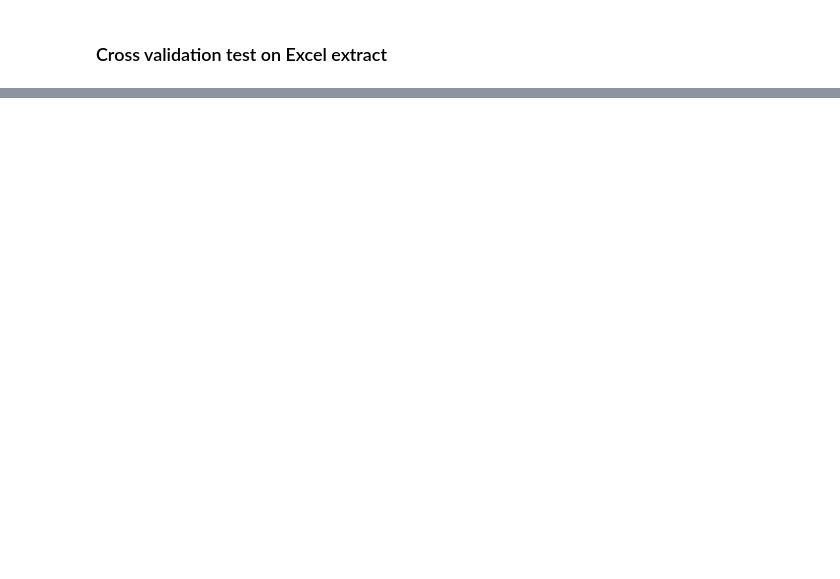
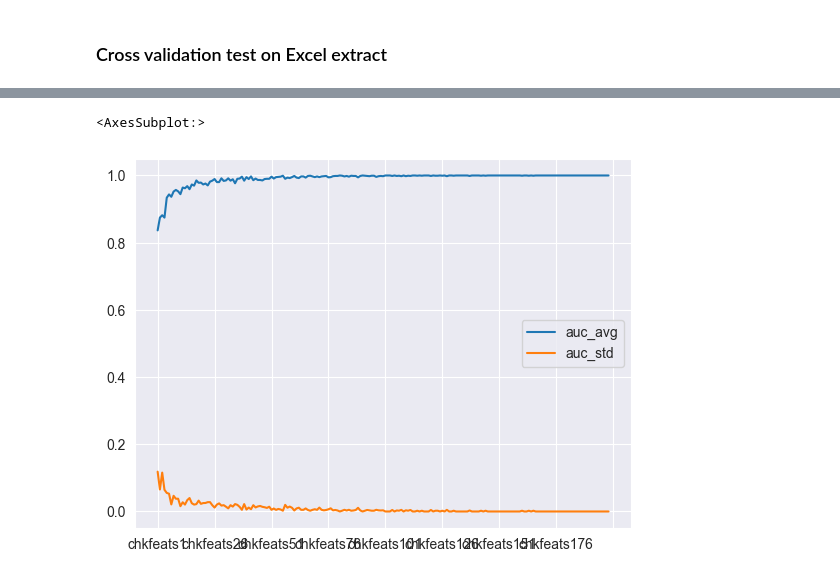
Before and after one commit to marcell-nemeth/dde, a Jupyter notebook: notebooks/drift_score_correlation_insect.ipynb, the cells around one changed output, grey strips where cells are left out. Cells and saved outputs as stored; diff of their text form; code cells hidden in the pictures; blank space fills up the shorter version.

```diff
--- a/notebooks/drift_score_correlation_insect.ipynb
+++ b/notebooks/drift_score_correlation_insect.ipynb
@@ -658,10 +618,24 @@ for num_chkfts in range(1, max_num_chkfts+1):
 # %%
 idx = measurement_df.columns.str.split('_', expand=True)
 measurement_df.columns = pd.MultiIndex.from_tuples(idx)
+
+idx_probs = measurement_df_probs.columns.str.split('_', expand=True)
+measurement_df_probs.columns = pd.MultiIndex.from_tuples(idx_probs)
+
+idx_dde = measurement_df_ddescore.columns.str.split('_', expand=True)
+measurement_df_ddescore.columns = pd.MultiIndex.from_tuples(idx_dde)
 # %%
 measurement_agg = pd.DataFrame()
 measurement_agg['f1_avg'] = measurement_df.mean(level=0, axis='columns').T
 measurement_agg['f1_std'] = measurement_df.std(level=0, axis='columns').T
+
+measurement_agg_probs = pd.DataFrame()
+measurement_agg_probs['auc_avg'] = measurement_df_probs.mean(level=0, axis='columns').T
+measurement_agg_probs['auc_std'] = measurement_df_probs.std(level=0, axis='columns').T
+
+measurement_agg_dde = pd.DataFrame()
+measurement_agg_dde['auc_avg'] = measurement_df_ddescore.mean(level=0, axis='columns').T
+measurement_agg_dde['auc_std'] = measurement_df_ddescore.std(level=0, axis='columns').T
 # %%
 measurement_agg.plot()
 # %% [output]
@@ -669,0 +644,5 @@ measurement_agg.plot()
+# %%
+measurement_agg_probs.plot()
+# %% [output]
+<AxesSubplot:>
+[figure, added]
```
Also changed, not shown: parts of 29 cells of this notebook.
